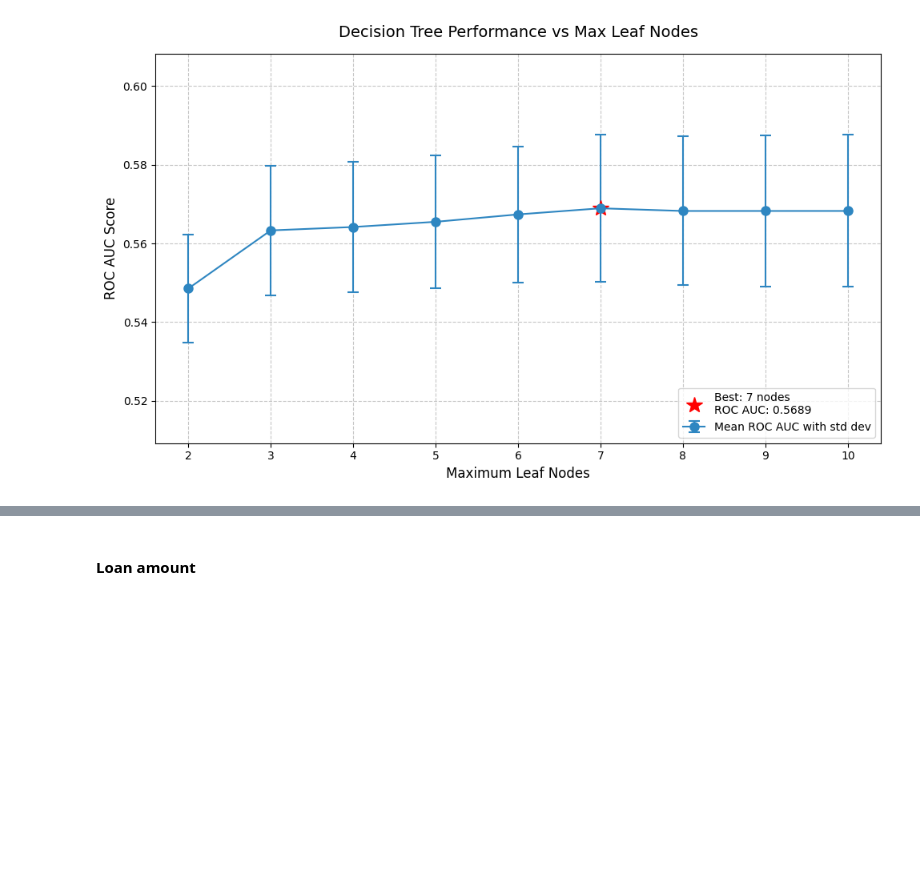
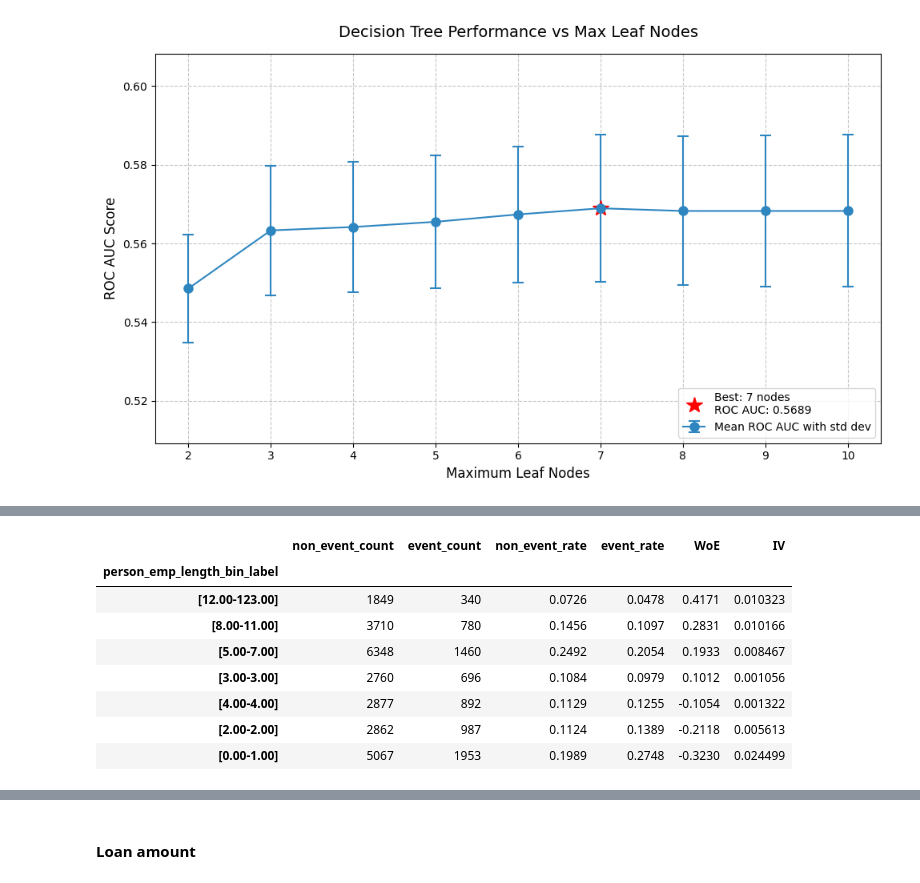
Before and after one commit to Ruben-Boeckx/Loan-approval, a Jupyter notebook: binning.ipynb, the cells around one changed output, grey strips where cells are left out. Cells and saved outputs as stored; diff of their text form; code cells hidden in the pictures; blank space fills up the shorter version.

```diff
--- a/binning.ipynb
+++ b/binning.ipynb
@@ -192,0 +659,12 @@ df, woe_summary, iv = calculate_woe(df, 'person_emp_length', 'loan_status', plot
+# %%
+woe_summary
+# %% [output]
+|  | non_event_count | event_count | non_event_rate | event_rate | WoE | IV |
+| person_emp_length_bin_label |  |  |  |  |  |  |
+| [12.00-123.00] | 1849 | 340 | 0.0726 | 0.0478 | 0.4171 | 0.010323 |
+| [8.00-11.00] | 3710 | 780 | 0.1456 | 0.1097 | 0.2831 | 0.010166 |
+| [5.00-7.00] | 6348 | 1460 | 0.2492 | 0.2054 | 0.1933 | 0.008467 |
+| [3.00-3.00] | 2760 | 696 | 0.1084 | 0.0979 | 0.1012 | 0.001056 |
+| [4.00-4.00] | 2877 | 892 | 0.1129 | 0.1255 | -0.1054 | 0.001322 |
+| [2.00-2.00] | 2862 | 987 | 0.1124 | 0.1389 | -0.2118 | 0.005613 |
+| [0.00-1.00] | 5067 | 1953 | 0.1989 | 0.2748 | -0.3230 | 0.024499 |
```
Also changed, not shown: parts of 20 cells of this notebook, 2 other files.
